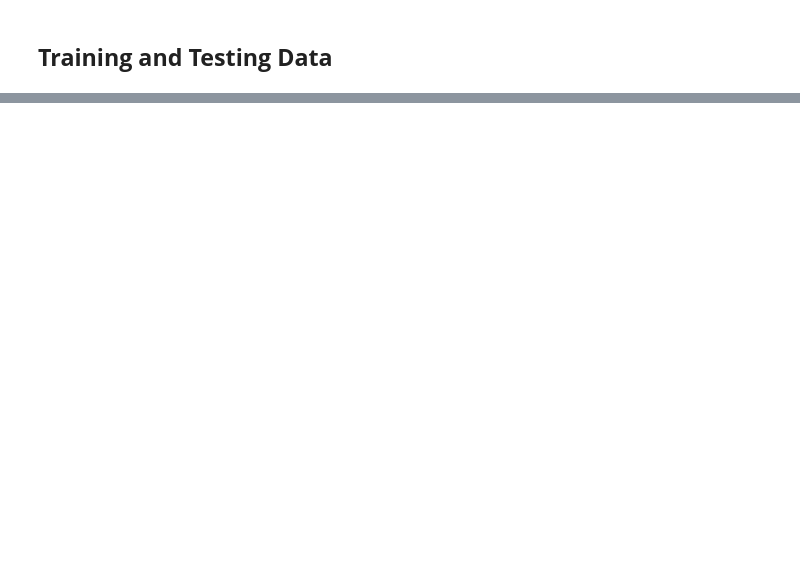
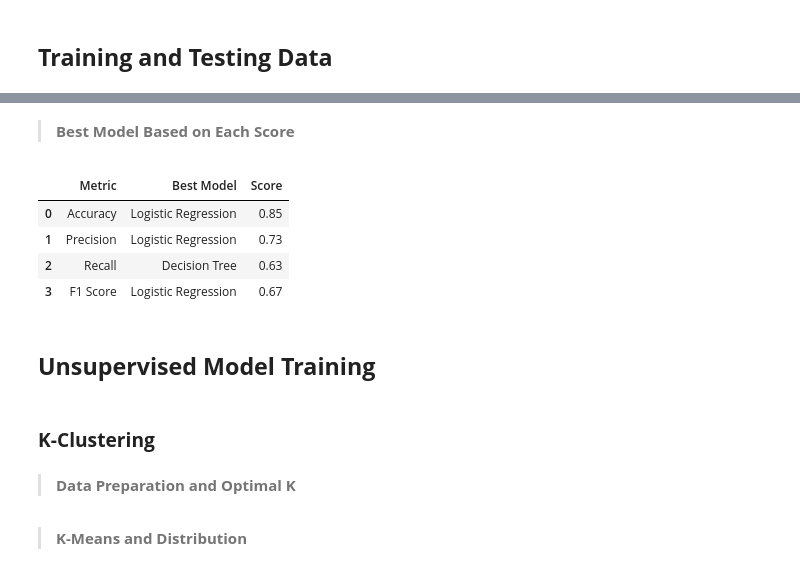
Before and after one commit to najahsadmim/adult-income-prediction, a Jupyter notebook: CSE422_GRP04_PROJECT.ipynb, the cells around one changed output, grey strips where cells are left out. Drawn from its saved outputs; the diff is of its cells as text; code cells hidden in the pictures; blank space fills up the shorter version.

```diff
--- a/CSE422_GRP04_PROJECT.ipynb
+++ b/CSE422_GRP04_PROJECT.ipynb
@@ -471,0 +531,4 @@ X_train, X_test, y_train, y_test = train_test_split(
+# %%
+#X_test
+X_test_processed = preprocessor.transform(X_test)
+preprocessor.transform(X_test)
@@ -471,0 +569,12 @@ X_train, X_test, y_train, y_test = train_test_split(
+# %%
+#create model
+
+logistic_model= LogisticRegression(max_iter=1000, random_state=42)
+
+#train the model
+
+logistic_model.fit(X_train_processed, y_train)
+
+#predict on test set
+
+lr_pred= logistic_model.predict(X_test_processed)
@@ -471,0 +626,12 @@ X_train, X_test, y_train, y_test = train_test_split(
+# %%
+#create model
+
+dec_tree= DecisionTreeClassifier(random_state=42)
+
+#train model
+
+dec_tree.fit(X_train_processed, y_train)
+
+#predict
+
+dt_pred= dec_tree.predict(X_test_processed)
@@ -471,0 +770,31 @@ X_train, X_test, y_train, y_test = train_test_split(
+# %% [markdown]
+> **Best Model Based on Each Score**
+# %%
+metrics = ["Accuracy", "Precision", "Recall", "F1 Score"]
+
+best_model= pd.DataFrame({
+    "Metric": metrics,
+    "Best Model": [
+        compar.loc[compar[metric].idxmax(), "Model"]
+        for metric in metrics
+    ],
+
+    "Score": [
+        compar.loc[compar[metric].idxmax(), metric]
+        for metric in metrics
+    ]
+})
+
+best_model.round(2)
+# %% [output]
+|  | Metric | Best Model | Score |
+| 0 | Accuracy | Logistic Regression | 0.85 |
+| 1 | Precision | Logistic Regression | 0.73 |
+| 2 | Recall | Decision Tree | 0.63 |
+| 3 | F1 Score | Logistic Regression | 0.67 |
+# %% [markdown]
+## **Unsupervised Model Training**
+# %% [markdown]
+### **K-Clustering**
+# %% [markdown]
+> **Data Preparation and Optimal K**
@@ -471,0 +803,2 @@ X_train, X_test, y_train, y_test = train_test_split(
+# %% [markdown]
+>**K-Means and Distribution**
```
Also changed, not shown: parts of 52 cells of this notebook.
